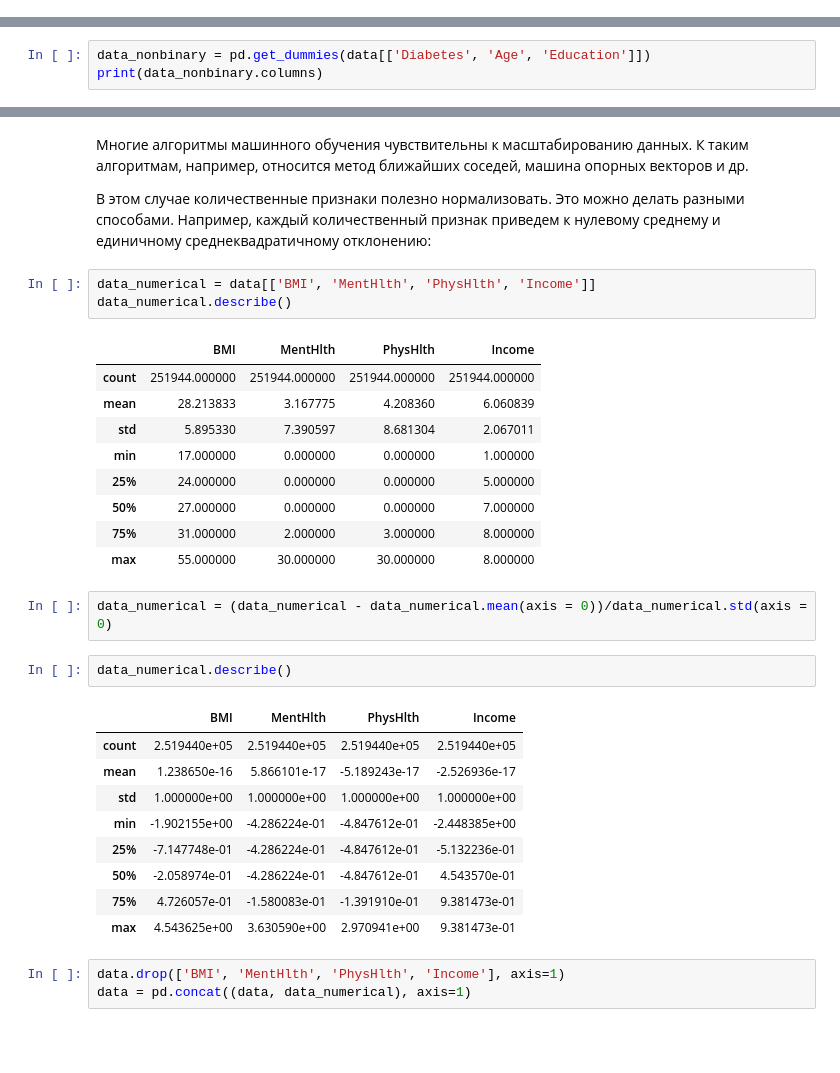
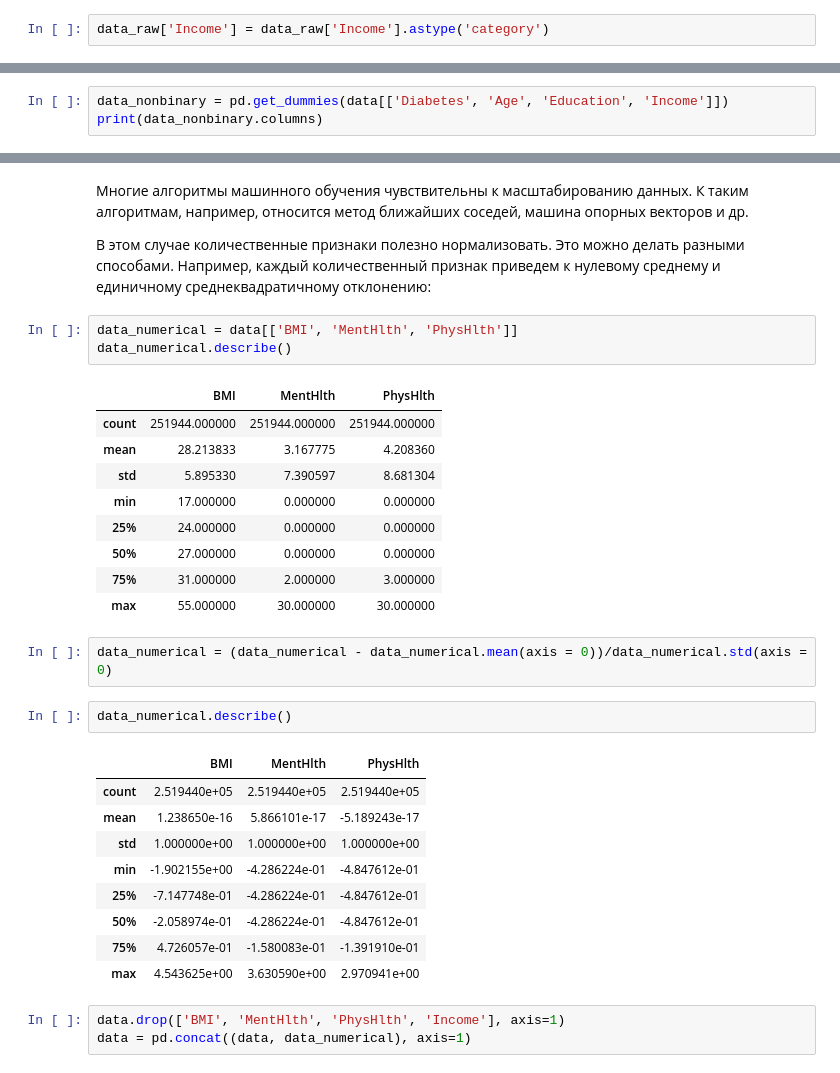
Before and after one commit to EvgenyPinezhanin/ML_2022, a Jupyter notebook: Statistical classification.ipynb, the cells around one changed output, grey strips where cells are left out. Saved outputs shown, nothing was run; the diff lists cells and outputs as text; blank space fills up the shorter version.

```diff
--- a/Statistical classification.ipynb
+++ b/Statistical classification.ipynb
@@ -132,6 +132,8 @@ data_raw['Sex'] = data_raw['Sex'].astype('category')
 data_raw['Age'] = data_raw['Age'].astype('category')
 # %%
 data_raw['Education'] = data_raw['Education'].astype('category')
+# %%
+data_raw['Income'] = data_raw['Income'].astype('category')
 # %%
 data_raw.info()
 # %% [output]
@@ -413,7 +414,7 @@ dtype: int64
 # %% [markdown]
 Обработка бинарных категориальных признаков не требуется, т. к. в датасете эти признаки  уже заданы числовыми значениями 0 и 1. К небинарным категориальным признакам применим метод *бинаризации*:
 # %%
-data_nonbinary = pd.get_dummies(data[['Diabetes', 'Age', 'Education']])
+data_nonbinary = pd.get_dummies(data[['Diabetes', 'Age', 'Education', 'Income']])
 print(data_nonbinary.columns)
 # %% [output]
 Index(['Diabetes_0.0', 'Diabetes_1.0', 'Diabetes_2.0', 'Age_1.0', 'Age_2.0',
@@ -431,32 +434,32 @@ data = pd.concat((data, data_nonbinary), axis=1).drop(['Diabetes', 'Age', 'Educa
 
 В этом случае количественные признаки полезно нормализовать. Это можно делать разными способами. Например, каждый количественный признак приведем к нулевому среднему и единичному среднеквадратичному отклонению:
 # %%
-data_numerical = data[['BMI', 'MentHlth', 'PhysHlth', 'Income']]
+data_numerical = data[['BMI', 'MentHlth', 'PhysHlth']]
 data_numerical.describe()
 # %% [output]
-|  | BMI | MentHlth | PhysHlth | Income |
-| count | 251944.000000 | 251944.000000 | 251944.000000 | 251944.000000 |
-| mean | 28.213833 | 3.167775 | 4.208360 | 6.060839 |
-| std | 5.895330 | 7.390597 | 8.681304 | 2.067011 |
-| min | 17.000000 | 0.000000 | 0.000000 | 1.000000 |
-| 25% | 24.000000 | 0.000000 | 0.000000 | 5.000000 |
-| 50% | 27.000000 | 0.000000 | 0.000000 | 7.000000 |
-| 75% | 31.000000 | 2.000000 | 3.000000 | 8.000000 |
-| max | 55.000000 | 30.000000 | 30.000000 | 8.000000 |
+|  | BMI | MentHlth | PhysHlth |
+| count | 251944.000000 | 251944.000000 | 251944.000000 |
+| mean | 28.213833 | 3.167775 | 4.208360 |
+| std | 5.895330 | 7.390597 | 8.681304 |
+| min | 17.000000 | 0.000000 | 0.000000 |
+| 25% | 24.000000 | 0.000000 | 0.000000 |
+| 50% | 27.000000 | 0.000000 | 0.000000 |
+| 75% | 31.000000 | 2.000000 | 3.000000 |
+| max | 55.000000 | 30.000000 | 30.000000 |
 # %%
 data_numerical = (data_numerical - data_numerical.mean(axis = 0))/data_numerical.std(axis = 0)
 # %%
 data_numerical.describe()
 # %% [output]
-|  | BMI | MentHlth | PhysHlth | Income |
-| count | 2.519440e+05 | 2.519440e+05 | 2.519440e+05 | 2.519440e+05 |
-| mean | 1.238650e-16 | 5.866101e-17 | -5.189243e-17 | -2.526936e-17 |
-| std | 1.000000e+00 | 1.000000e+00 | 1.000000e+00 | 1.000000e+00 |
-| min | -1.902155e+00 | -4.286224e-01 | -4.847612e-01 | -2.448385e+00 |
-| 25% | -7.147748e-01 | -4.286224e-01 | -4.847612e-01 | -5.132236e-01 |
-| 50% | -2.058974e-01 | -4.286224e-01 | -4.847612e-01 | 4.543570e-01 |
-| 75% | 4.726057e-01 | -1.580083e-01 | -1.391910e-01 | 9.381473e-01 |
-| max | 4.543625e+00 | 3.630590e+00 | 2.970941e+00 | 9.381473e-01 |
+|  | BMI | MentHlth | PhysHlth |
+| count | 2.519440e+05 | 2.519440e+05 | 2.519440e+05 |
+| mean | 1.238650e-16 | 5.866101e-17 | -5.189243e-17 |
+| std | 1.000000e+00 | 1.000000e+00 | 1.000000e+00 |
+| min | -1.902155e+00 | -4.286224e-01 | -4.847612e-01 |
+| 25% | -7.147748e-01 | -4.286224e-01 | -4.847612e-01 |
+| 50% | -2.058974e-01 | -4.286224e-01 | -4.847612e-01 |
+| 75% | 4.726057e-01 | -1.580083e-01 | -1.391910e-01 |
+| max | 4.543625e+00 | 3.630590e+00 | 2.970941e+00 |
 # %%
 data.drop(['BMI', 'MentHlth', 'PhysHlth', 'Income'], axis=1)
 data = pd.concat((data, data_numerical), axis=1)
```
Also changed, not shown: parts of 44 cells of this notebook.
